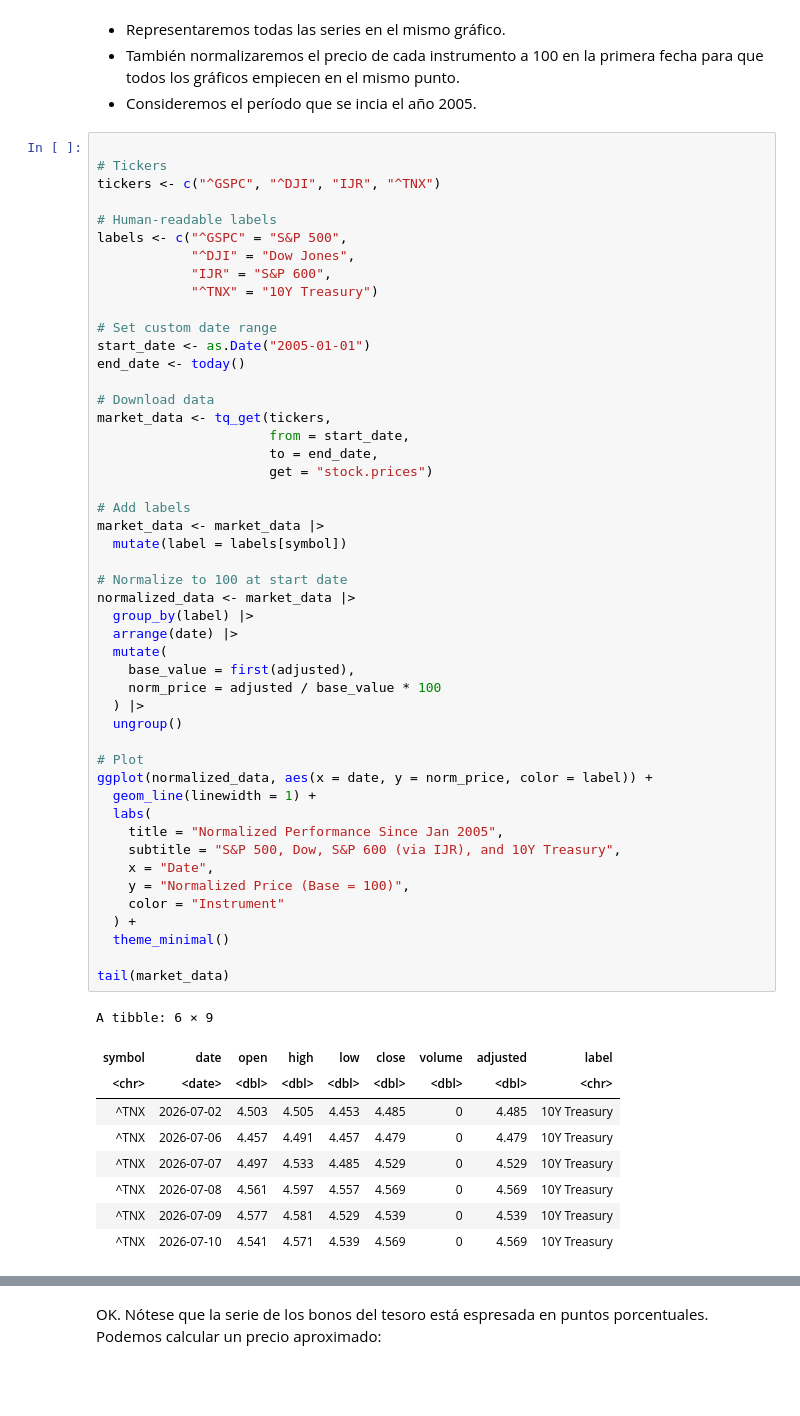
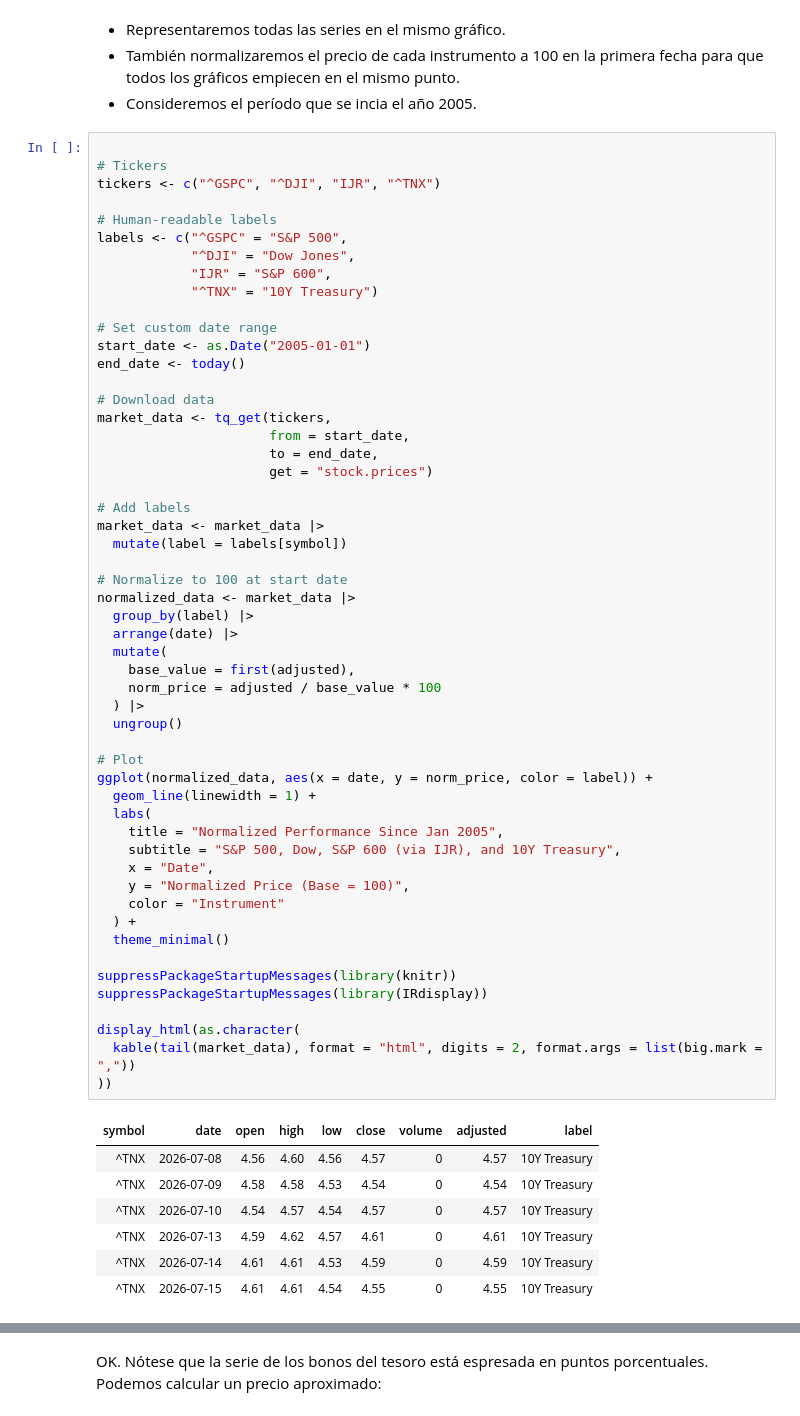
Before and after one commit to fdiaz1968/Finance-MBA, a Jupyter notebook: docs/clases/1_Riesgo_Retorno_R.ipynb, the cells around one changed output, grey strips where cells are left out. Saved outputs shown, nothing was run; the diff lists cells and outputs as text; blank space fills up the shorter version.

Commit message:
Format the market_data preview as a clean HTML table
Replace the raw tail(market_data) console print with knitr/IRdisplay, matching the styling already used for the other data previews in this notebook.

Co-Authored-By: Claude Sonnet 5 <noreply@anthropic.com>

```diff
--- a/docs/clases/1_Riesgo_Retorno_R.ipynb
+++ b/docs/clases/1_Riesgo_Retorno_R.ipynb
@@ -428,42 +428,45 @@ market_data <- tq_get(tickers,
                       get = "stock.prices")
 
 # Add labels
 market_data <- market_data |>
   mutate(label = labels[symbol])
 
 # Normalize to 100 at start date
 normalized_data <- market_data |>
   group_by(label) |>
   arrange(date) |>
   mutate(
     base_value = first(adjusted),
     norm_price = adjusted / base_value * 100
   ) |>
   ungroup()
 
 # Plot
 ggplot(normalized_data, aes(x = date, y = norm_price, color = label)) +
   geom_line(linewidth = 1) +
   labs(
     title = "Normalized Performance Since Jan 2005",
     subtitle = "S&P 500, Dow, S&P 600 (via IJR), and 10Y Treasury",
     x = "Date",
     y = "Normalized Price (Base = 100)",
     color = "Instrument"
   ) +
   theme_minimal()
 
-tail(market_data)
+suppressPackageStartupMessages(library(knitr))
+suppressPackageStartupMessages(library(IRdisplay))
+
+display_html(as.character(
+  kable(tail(market_data), format = "html", digits = 2, format.args = list(big.mark = ","))
+))
 # %% [output]
-A tibble: 6 × 9
 | symbol | date | open | high | low | close | volume | adjusted | label |
-| <chr> | <date> | <dbl> | <dbl> | <dbl> | <dbl> | <dbl> | <dbl> | <chr> |
-| ^TNX | 2026-07-02 | 4.503 | 4.505 | 4.453 | 4.485 | 0 | 4.485 | 10Y Treasury |
-| ^TNX | 2026-07-06 | 4.457 | 4.491 | 4.457 | 4.479 | 0 | 4.479 | 10Y Treasury |
-| ^TNX | 2026-07-07 | 4.497 | 4.533 | 4.485 | 4.529 | 0 | 4.529 | 10Y Treasury |
-| ^TNX | 2026-07-08 | 4.561 | 4.597 | 4.557 | 4.569 | 0 | 4.569 | 10Y Treasury |
-| ^TNX | 2026-07-09 | 4.577 | 4.581 | 4.529 | 4.539 | 0 | 4.539 | 10Y Treasury |
-| ^TNX | 2026-07-10 | 4.541 | 4.571 | 4.539 | 4.569 | 0 | 4.569 | 10Y Treasury |
+| ^TNX | 2026-07-08 | 4.56 | 4.60 | 4.56 | 4.57 | 0 | 4.57 | 10Y Treasury |
+| ^TNX | 2026-07-09 | 4.58 | 4.58 | 4.53 | 4.54 | 0 | 4.54 | 10Y Treasury |
+| ^TNX | 2026-07-10 | 4.54 | 4.57 | 4.54 | 4.57 | 0 | 4.57 | 10Y Treasury |
+| ^TNX | 2026-07-13 | 4.59 | 4.62 | 4.57 | 4.61 | 0 | 4.61 | 10Y Treasury |
+| ^TNX | 2026-07-14 | 4.61 | 4.61 | 4.53 | 4.59 | 0 | 4.59 | 10Y Treasury |
+| ^TNX | 2026-07-15 | 4.61 | 4.61 | 4.54 | 4.55 | 0 | 4.55 | 10Y Treasury |
 [figure]
 # %% [markdown]
 OK. Nótese que la serie de los bonos del tesoro está espresada en puntos porcentuales. Podemos calcular un precio aproximado:
```
